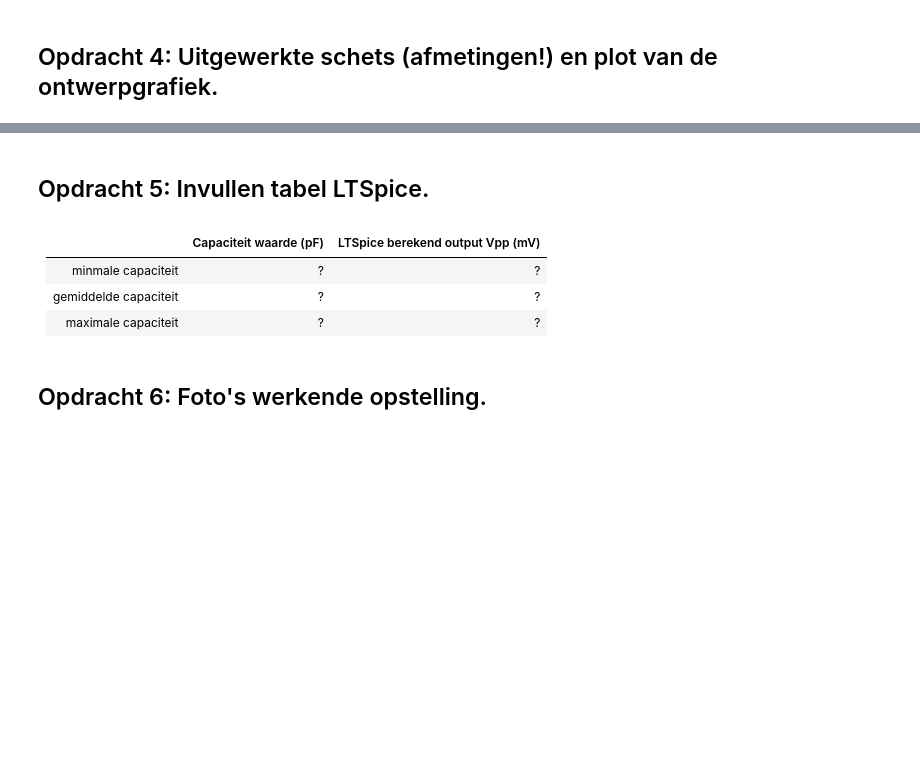
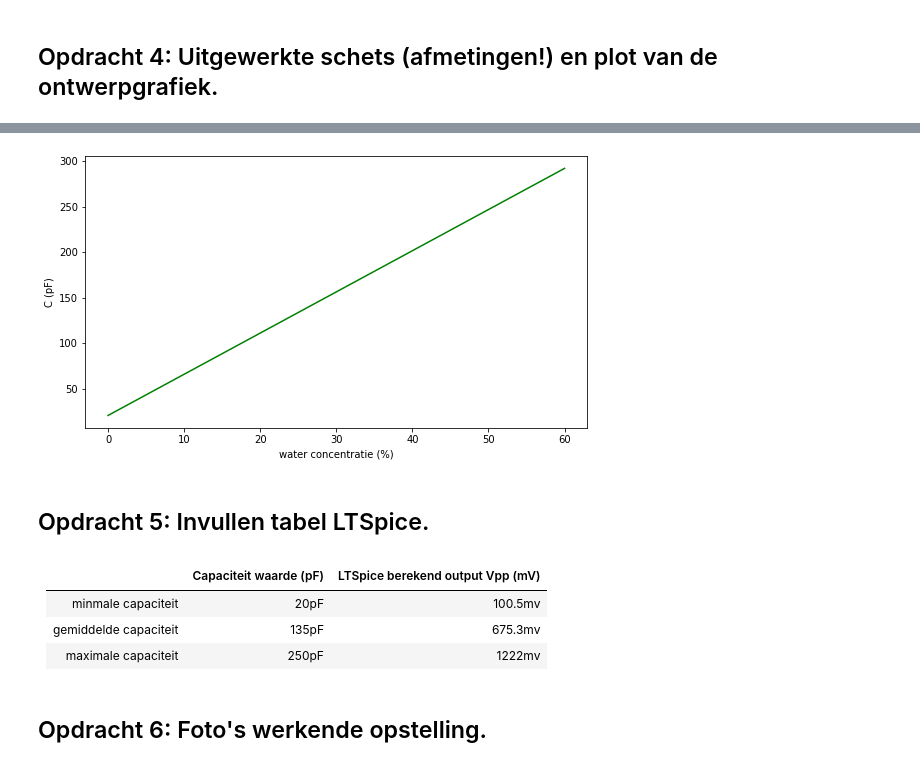
Before and after one commit to oprelo/opdrachten-DEF-D, a Jupyter notebook: FysiekeOntwerpopdrachten/2OntwerpEenSensorCondensator/DEFOntwerpopdracht2OntwerpEenSensorInvulTemplate.ipynb, the cells around one changed output, grey strips where cells are left out. Drawn from its saved outputs; the diff is of its cells as text; code cells hidden in the pictures; blank space fills up the shorter version.

```diff
--- a/FysiekeOntwerpopdrachten/2OntwerpEenSensorCondensator/DEFOntwerpopdracht2OntwerpEenSensorInvulTemplate.ipynb
+++ b/FysiekeOntwerpopdrachten/2OntwerpEenSensorCondensator/DEFOntwerpopdracht2OntwerpEenSensorInvulTemplate.ipynb
@@ -85,11 +86,33 @@ Pas deze tekst aan: Wij gaan een sensor maken die X meet.
+# %%
+# Plot hier de verwachte ontwerpgrafiek van jullie sensoren.
+import numpy as np
+import matplotlib.pyplot as plt
+
+A = 0.1*0.066
+d = 0.005
+concentratie =  np.linspace(0,0.6,1000)
+epsilon_water = 78.5
+epsilon_lucht = 1
+epsilon_spons = 3 #schatting
+epsilon_tot = 0.5*epsilon_spons + 0.5*((0.5-concentratie)*epsilon_lucht+concentratie*epsilon_water)
+
+C = vlakkeplaat(A,d,epsilon_tot)
+
+plt.figure(figsize=(9,5))
+plt.plot(concentratie*100,C*10**12,'g')
+plt.xlabel('water concentratie (%)')
+plt.ylabel('C (pF)')
+plt.show()
+# %% [output]
+[figure, added]
 # %% [markdown]
 ## Opdracht 5: Invullen tabel LTSpice.
 # %% [markdown]
 |         | Capaciteit waarde (pF)  | LTSpice berekend output Vpp (mV)|
 |-------------|-------------:|-------------:|
-| minmale capaciteit| ? |? |
-| gemiddelde capaciteit| ? |? |
-| maximale capaciteit| ? |? |
+| minmale capaciteit| 20pF | 100.5mv |
+| gemiddelde capaciteit| 135pF | 675.3mv |
+| maximale capaciteit| 250pF | 1222mv |
 # %% [markdown]
 ## Opdracht 6: Foto's werkende opstelling.
 # %% [markdown]
```
Also changed, not shown: parts of 21 cells of this notebook, 11 other files.
